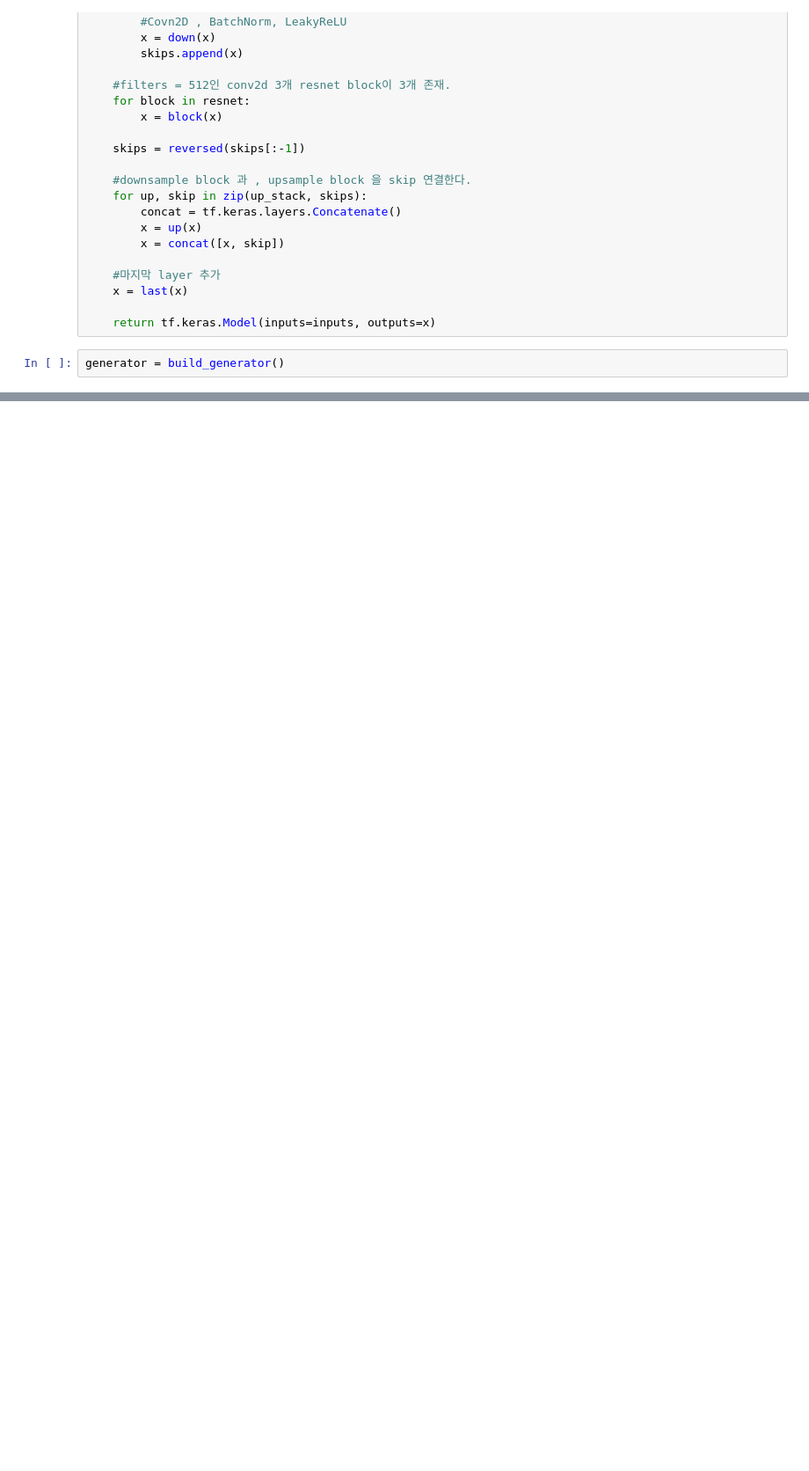
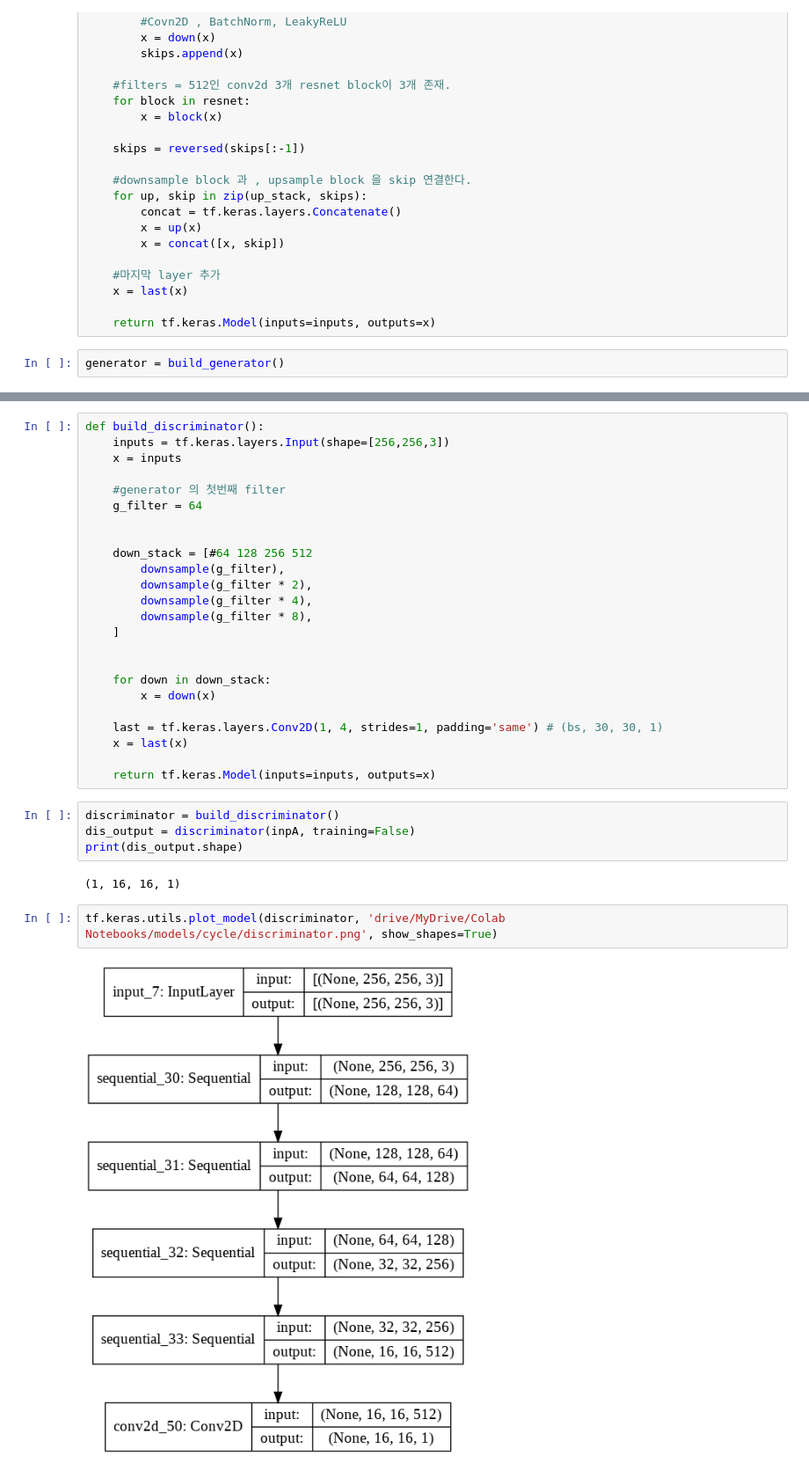
Before and after one commit to kimhwijin/GAN_tutorial, a Jupyter notebook: GAN/CycleGAN.ipynb, the cells around one changed output, grey strips where cells are left out. Shown: that part at 88% size. Saved outputs shown, nothing was run; the diff lists cells and outputs as text; blank space fills up the shorter version.

```diff
--- a/GAN/CycleGAN.ipynb
+++ b/GAN/CycleGAN.ipynb
@@ -178,0 +207,34 @@ tf.keras.utils.plot_model(generator, 'drive/MyDrive/Colab Notebooks/models/cycle
+# %%
+def build_discriminator():
+    inputs = tf.keras.layers.Input(shape=[256,256,3])
+    x = inputs
+
+    #generator 의 첫번째 filter
+    g_filter = 64
+
+
+    down_stack = [#64 128 256 512
+        downsample(g_filter),
+        downsample(g_filter * 2),
+        downsample(g_filter * 4),
+        downsample(g_filter * 8),
+    ]
+
+
+    for down in down_stack:
+        x = down(x)
+
+    last = tf.keras.layers.Conv2D(1, 4, strides=1, padding='same') # (bs, 30, 30, 1)
+    x = last(x)
+
+    return tf.keras.Model(inputs=inputs, outputs=x)
+# %%
+discriminator = build_discriminator()
+dis_output = discriminator(inpA, training=False)
+print(dis_output.shape)
+# %% [output]
+(1, 16, 16, 1)
+# %%
+tf.keras.utils.plot_model(discriminator, 'drive/MyDrive/Colab Notebooks/models/cycle/discriminator.png', show_shapes=True)
+# %% [output]
+[figure, added]
```
Also changed, not shown: parts of 12 cells of this notebook.
